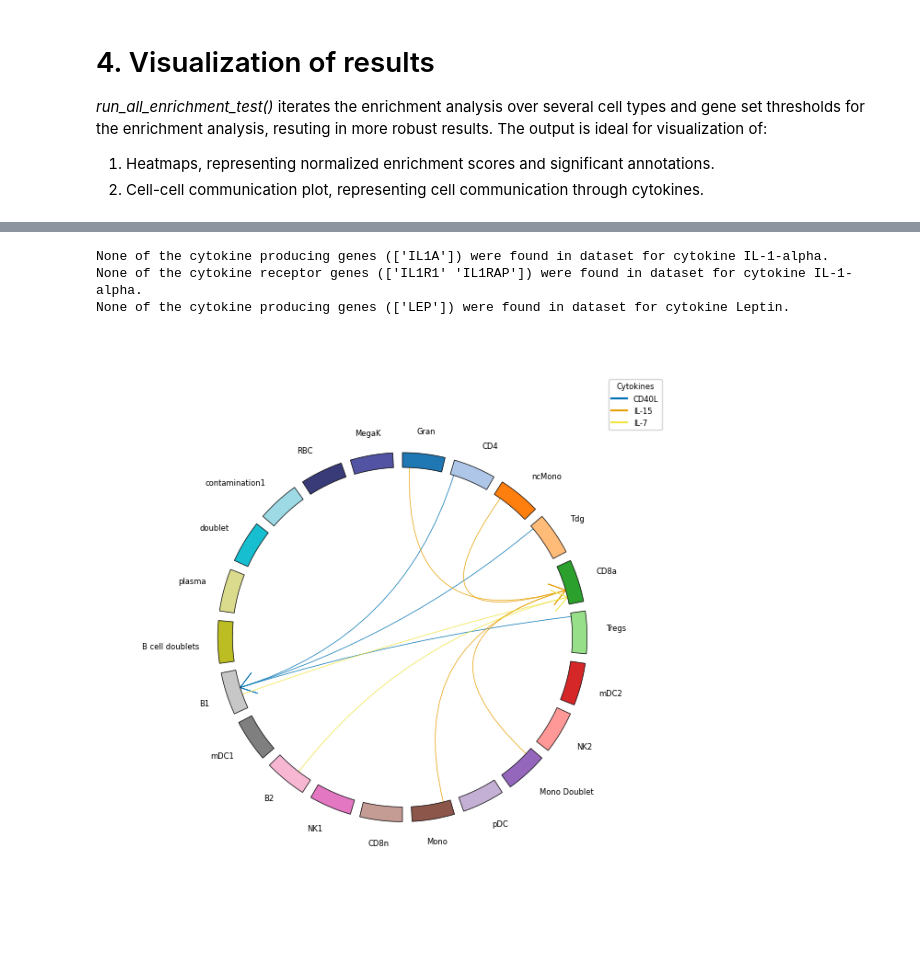
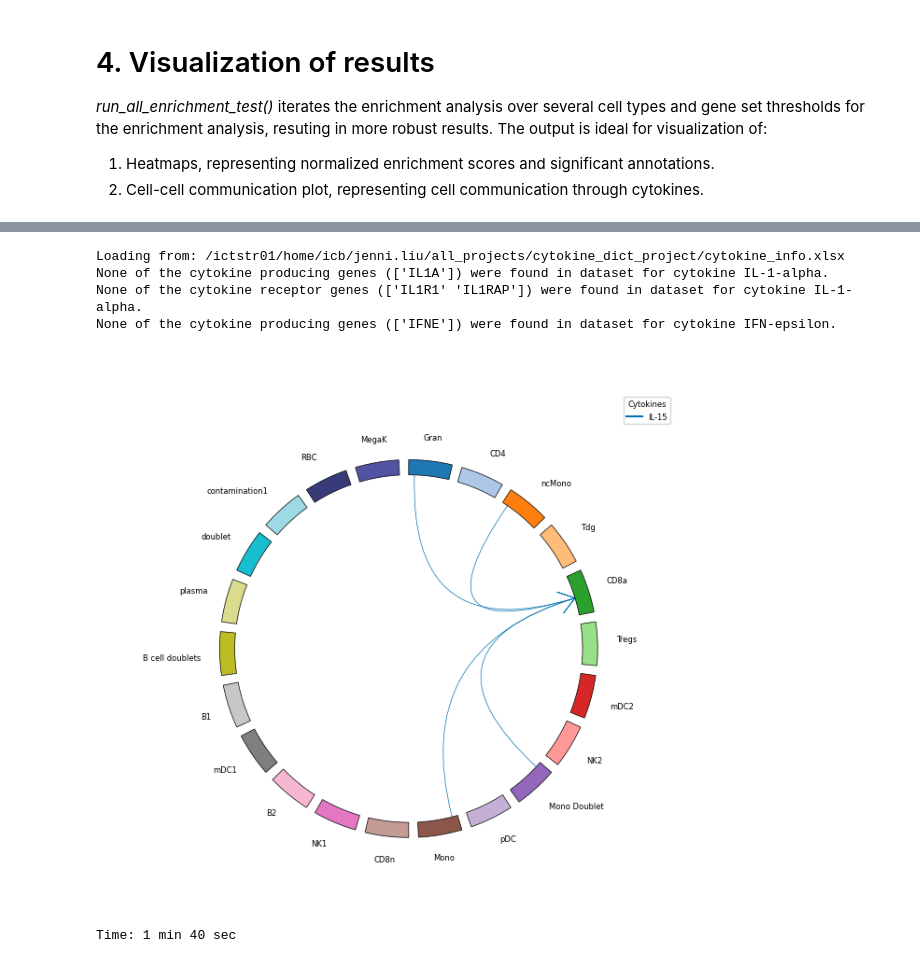
Before and after one commit to theislab/huCIRA, a Jupyter notebook: docs/notebooks/Tutorial_huCIRA_MultipleSklerosis.ipynb, the cells around one changed output, grey strips where cells are left out. Drawn from its saved outputs; the diff is of its cells as text; code cells hidden in the pictures; blank space fills up the shorter version.

```diff
--- a/docs/notebooks/Tutorial_huCIRA_MultipleSklerosis.ipynb
+++ b/docs/notebooks/Tutorial_huCIRA_MultipleSklerosis.ipynb
@@ -98,7 +98,7 @@ All experimental states (contrasts/conditions) in query data:
 #### Create celltype_combos. An input parameter for the enrichment analysis.
 
 adata_celltypes = ["B1", "CD8a", "Mono"]
-hcd_celltypes = ["B", "CD8", "CD14_Mono"]
+hcd_celltypes = ["B_cell", "CD8_T_cell", "CD14_Mono"]
 
 celltype_combos = hc.create_celltype_combos(adata_celltypes, hcd_celltypes)
 celltype_combos
@@ -129,7 +129,9 @@ enrichment_results = hc.run_one_enrichment_test(
     contrast_column=your_contrast_colname,
     celltype_column=your_celltype_colname,
     direction="upregulated",
-    threshold_expression=0.0,
+    threshold_lfc=1.0,
+    threshold_expression=0.05,
+    threshold_pval=0.01
 )
 
 # Look at all enrichment results (reduced view to columns of interest, not all statistics)
@@ -198,7 +200,7 @@ all_enrichment_results = hc.run_all_enrichment_test(
     celltype_column=your_celltype_colname,
     direction="upregulated",
     threshold_lfc=[0.8, 1],
-    threshold_expression=[0.05],
+    threshold_expression=[0.05, 0.01],
 )
 
 # Look at all enrichment results (reduced view to columns of interest, not all statistics)
@@ -297,45 +297,48 @@ Contrast that was plotted in this example: True_vs_False
 # %%
 #### Cell-cell communication
 
+cytokine_info = hc.load_cytokine_info()
 
-cytokine_info = pd.read_excel(
-    "/home/icb/jenni.liu/projects/cytokine_dict_folder/20250125_cytokine_info_with_functional_classification_LV.xlsx"
-)
-# cytokine_info = hc.load_cytokine_info()
 expression_threshold = 0.1 / 10_000  # = 100 TPM
 expression_threshold = np.log2((expression_threshold) + 1)
 
 # Compute cytokine senders and receivers per cell type.
 df_senders, df_receivers = hc.get_all_senders_and_receivers(
     adata=adata,
     cytokine_info=cytokine_info,
     cytokine_list=robust_results_dict[contrast_one][2].cytokine.unique(),
     celltype_colname=your_celltype_colname,
     sender_pvalue_threshold=0.1,
     receiver_mean_X_threshold=0,
 )
 
 # Plots cell-cell communication
 legend_handles, legend_labels = hc.plot_communication(
     df_src=df_senders,
     df_tgt=df_receivers,
     frac_expressing_cells_sender=0,
     frac_expressing_cells_receiver=0,
     mean_cytokine_gene_expression_sender=expression_threshold,
     mean_cytokine_gene_expression_receiver=expression_threshold,
     df_enrichment=robust_results_dict[contrast_one][2],
     all_celltypes=np.array(adata.obs[your_celltype_colname].unique()),
     show_legend=True,
     figsize=(6, 7),
     lw=0.5,
     fontsize=6,
     bbox_to_anchor=(1.1, 1.1),
     loc="center",
 )
 # %% [output]
+Loading from: /ictstr01/home/icb/jenni.liu/all_projects/cytokine_dict_project/cytokine_info.xlsx
 None of the cytokine producing genes (['IL1A']) were found in dataset for cytokine IL-1-alpha.
 None of the cytokine receptor genes (['IL1R1' 'IL1RAP']) were found in dataset for cytokine IL-1-alpha.
-None of the cytokine producing genes (['LEP']) were found in dataset for cytokine Leptin.
+None of the cytokine producing genes (['IFNE']) were found in dataset for cytokine IFN-epsilon.
-[figure, old version]
+[figure, new version]
+# %%
+end = time.time()
+print(f"Time: {int((end - start) / 60)} min {int((end - start) % 60)} sec")
+# %% [output]
+Time: 1 min 40 sec
 # %%
 ## --END-- ##
```
Also changed, not shown: parts of 10 cells of this notebook, 1 other file.
